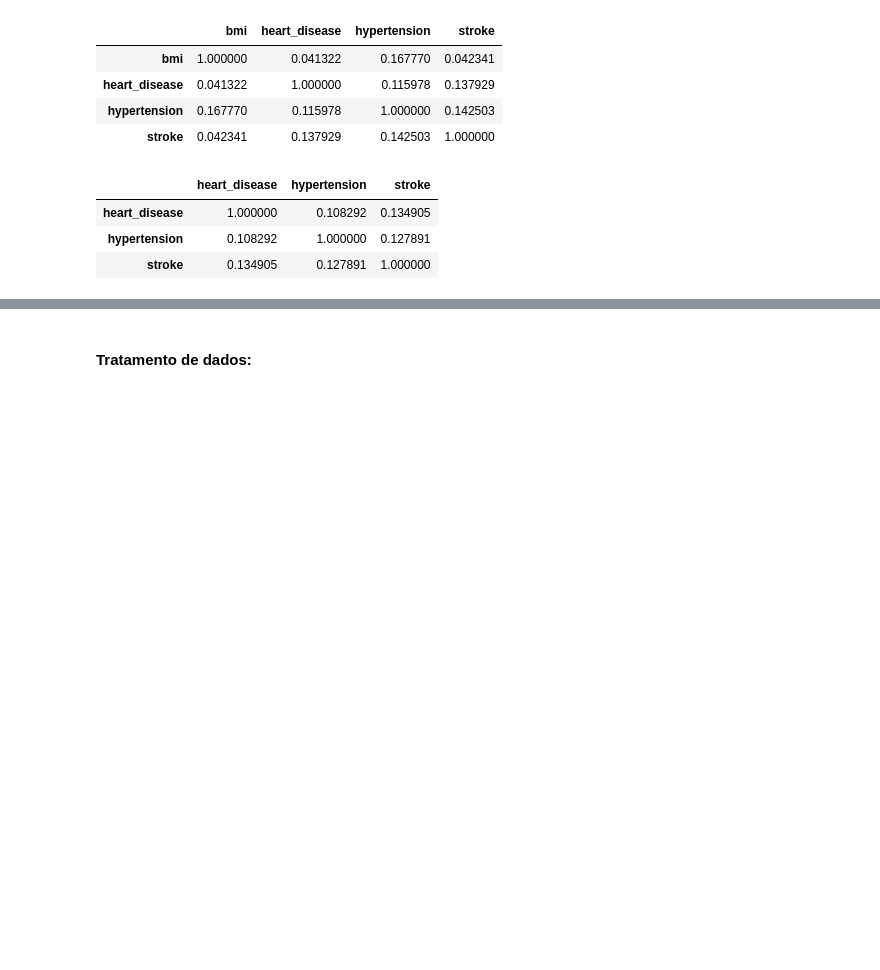
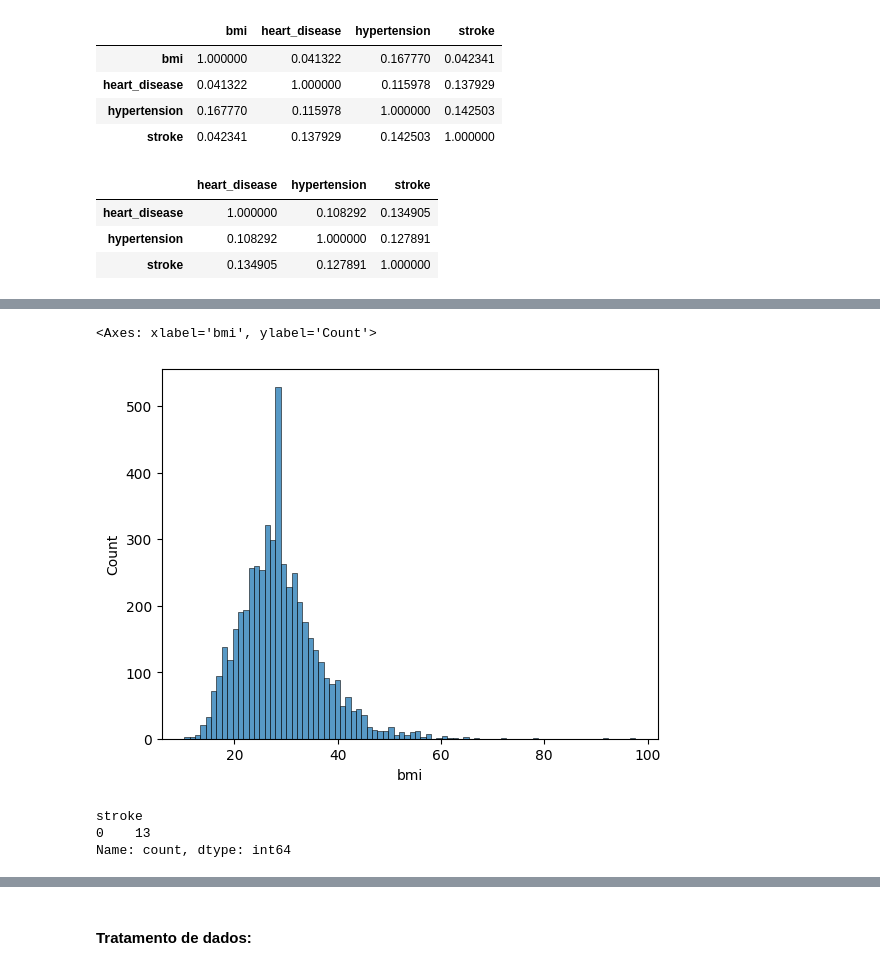
Before and after one commit to gslopes-1996/Stroke-Prediction, a Jupyter notebook: main/main.ipynb, the cells around one changed output, grey strips where cells are left out. Saved outputs shown, nothing was run; the diff lists cells and outputs as text; code cells hidden in the pictures; blank space fills up the shorter version.

```diff
--- a/main/main.ipynb
+++ b/main/main.ipynb
@@ -120,0 +171,4 @@ df_cleaned[['heart_disease','hypertension', 'stroke']].corr().style.background_g
+# %%
+select = SelectKBest(score_func = chi2)
+# %%
+select.fit_transform(X, y)
@@ -120,0 +195,4 @@ df_cleaned[['heart_disease','hypertension', 'stroke']].corr().style.background_g
+# %%
+filtered_columns = select.get_support()
+# %%
+X = X[X.columns[filtered_columns]]
@@ -120,0 +227,11 @@ df_cleaned[['heart_disease','hypertension', 'stroke']].corr().style.background_g
+# %%
+sns.histplot(data=X['bmi'])
+# %% [output]
+<Axes: xlabel='bmi', ylabel='Count'>
+[figure, added]
+# %%
+data_encoded[data_encoded['bmi'] > 60]['stroke'].value_counts()
+# %% [output]
+stroke
+0    13
+Name: count, dtype: int64
```
Also changed, not shown: parts of 15 cells of this notebook.
